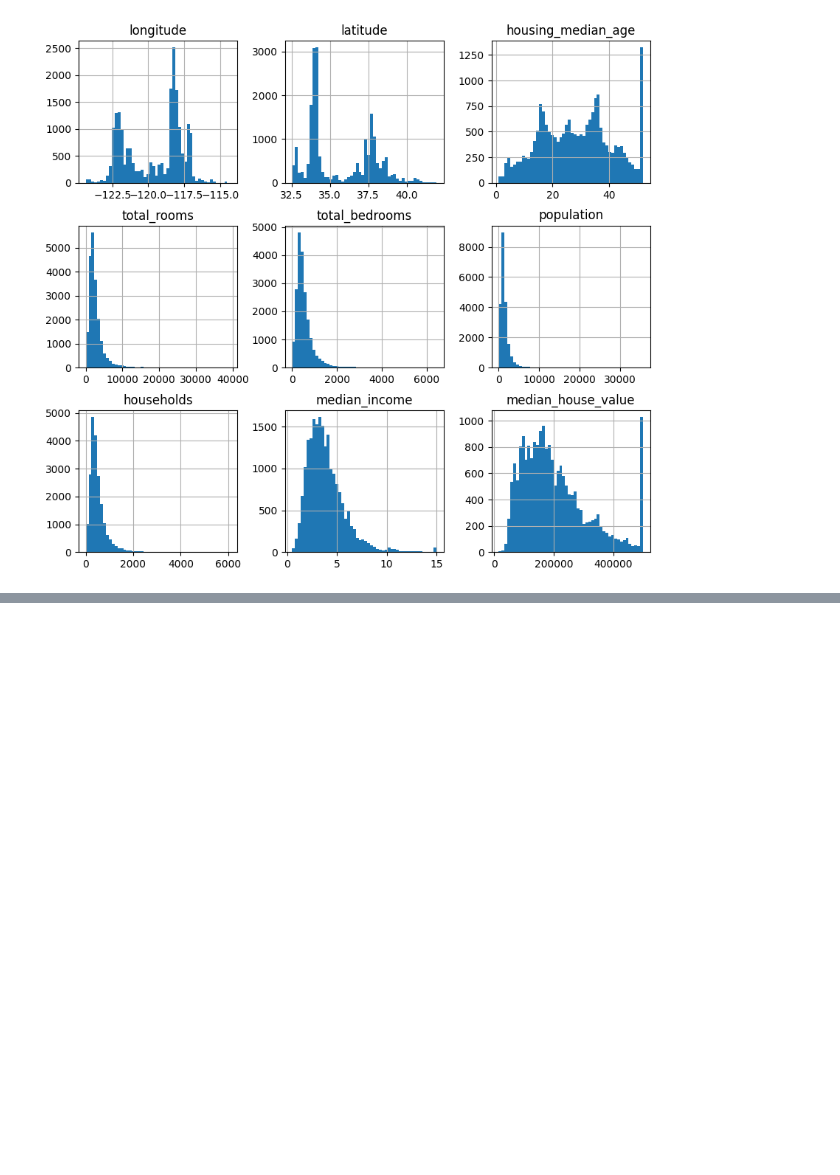
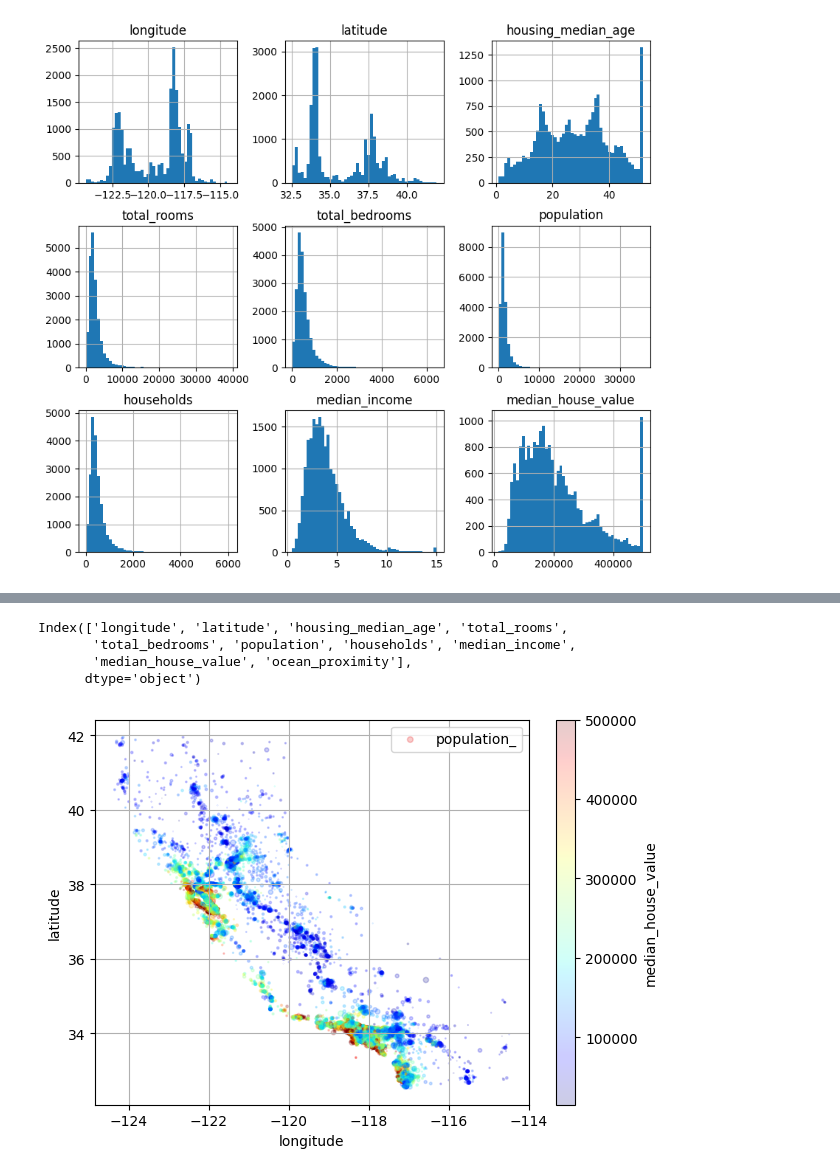
Before and after one commit to atamez6/housing_prediction, a Jupyter notebook: 02.ipynb, the cells around one changed output, grey strips where cells are left out. Saved outputs shown, nothing was run; the diff lists cells and outputs as text; code cells hidden in the pictures; blank space fills up the shorter version.

```diff
--- a/02.ipynb
+++ b/02.ipynb
@@ -83,0 +120,8 @@ plt.show()
+# %%
+from sklearn.model_selection import StratifiedShuffleSplit
+strat_train_set, strat_test_set = train_test_split(datos, test_size = 0.2, random_state= 42, stratify=datos['income_cat'])
+print(f"Train set: {len(strat_train_set)} samples")
+print(f"Test set: {len(strat_test_set)} samples")
+print(strat_train_set['income_cat'].value_counts()/len(strat_train_set))
+print(strat_test_set['income_cat'].value_counts()/len(strat_test_set))
+# con lo anterior se ve que la distribucion de las categorias de ingreso es similar en ambos conjuntos, lo que no se cumple con el muestreo aleatorio simple, por lo que es mejor usar el muestreo estratificado.
@@ -83,0 +155,25 @@ plt.show()
+# %%
+for set in (strat_train_set, strat_test_set):
+    set.drop('income_cat', axis=1, inplace=True)
+
+print(strat_train_set.columns)
+datos_train_copy = strat_train_set.copy()
+# %% [output]
+Index(['longitude', 'latitude', 'housing_median_age', 'total_rooms',
+       'total_bedrooms', 'population', 'households', 'median_income',
+       'median_house_value', 'ocean_proximity'],
+      dtype='object')
+# %%
+datos_train_copy.plot(kind='scatter', x='longitude', y='latitude', alpha=0.2,grid=True,
+           s=datos_train_copy['population'] /500, label = 'population_', figsize=(7,5),
+           c='median_house_value', cmap='jet', colorbar=True,
+           sharex=False, sharey=False,
+           legend=True
+
+
+
+           )
+
+plt.show()
+# %% [output]
+[figure, added]
```
Also changed, not shown: parts of 6 cells of this notebook.
